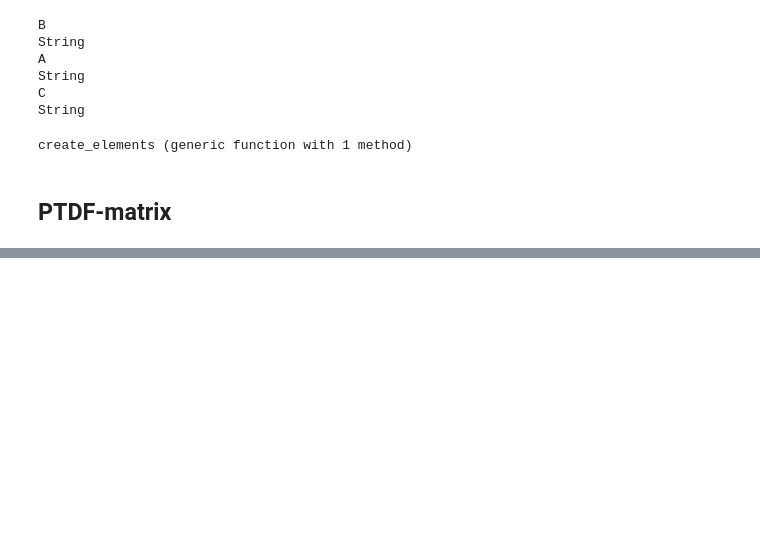
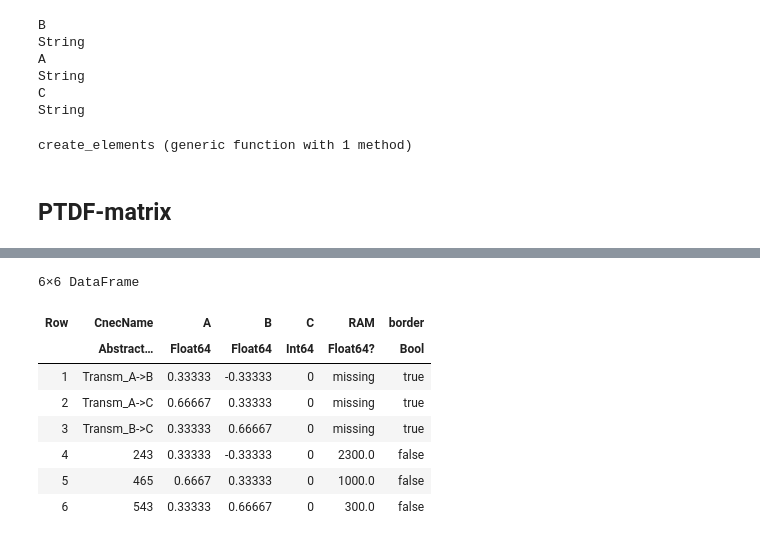
Before and after one commit to NVE/TuLiPa, a Jupyter notebook: demos/other/flowbased_function.ipynb, the cells around one changed output, grey strips where cells are left out. Cells and saved outputs as stored; diff of their text form; code cells hidden in the pictures; blank space fills up the shorter version.

```diff
--- a/demos/other/flowbased_function.ipynb
+++ b/demos/other/flowbased_function.ipynb
@@ -146,0 +154,44 @@ arrow_fromCB
+# %%
+function process_ptdf_matrix(df, remove_nonexisting_emps)
+
+    function _fix_col_names(df)
+        df[!, "border"] = occursin.("BORDER", df.CnecName);
+
+        df[!, "CnecName"] .= ifelse.(
+        df.border,
+        "Transm_" .* df[!, :emps_area0] .* "->" .* df[!, :emps_area1],
+        df[!, :CnecName]
+        )
+
+        df = select(df, Not([:emps_area0, :emps_area1]))
+        return df
+    end
+
+    df_new = copy(df)
+    #df = correct_line_direction(df)
+    df_new= _fix_col_names(df_new)
+
+    #= df = select(df, non_value_cols, Not(non_value_cols))
+
+    df = round_ptdf_values(df) =#
+
+    if remove_nonexisting_emps
+        # removes the lines that are connected in N490-model, but not connected in EMPS.
+        is_in(x) = x in ["Transm_NORGEMIDT->OSTLAND", "Transm_MOERE->VESTMIDT", "Transm_OSTLAND->SVER-SE3", "Transm_HALLINGDAL->SORLAND"]
+        df_new = df_new[is_in.(df_new.CnecName) .== false, :]
+    end
+
+    return df_new
+end
+
+process_ptdf_matrix(df_flowbased_grid, true)
+# %% [output]
+6×6 DataFrame
+| Row | CnecName | A | B | C | RAM | border |
+|  | Abstract… | Float64 | Float64 | Int64 | Float64? | Bool |
+| 1 | Transm_A->B | 0.33333 | -0.33333 | 0 | missing | true |
+| 2 | Transm_A->C | 0.66667 | 0.33333 | 0 | missing | true |
+| 3 | Transm_B->C | 0.33333 | 0.66667 | 0 | missing | true |
+| 4 | 243 | 0.33333 | -0.33333 | 0 | 2300.0 | false |
+| 5 | 465 | 0.6667 | 0.33333 | 0 | 1000.0 | false |
+| 6 | 543 | 0.33333 | 0.66667 | 0 | 300.0 | false |
```
Also changed, not shown: parts of 9 cells of this notebook.
